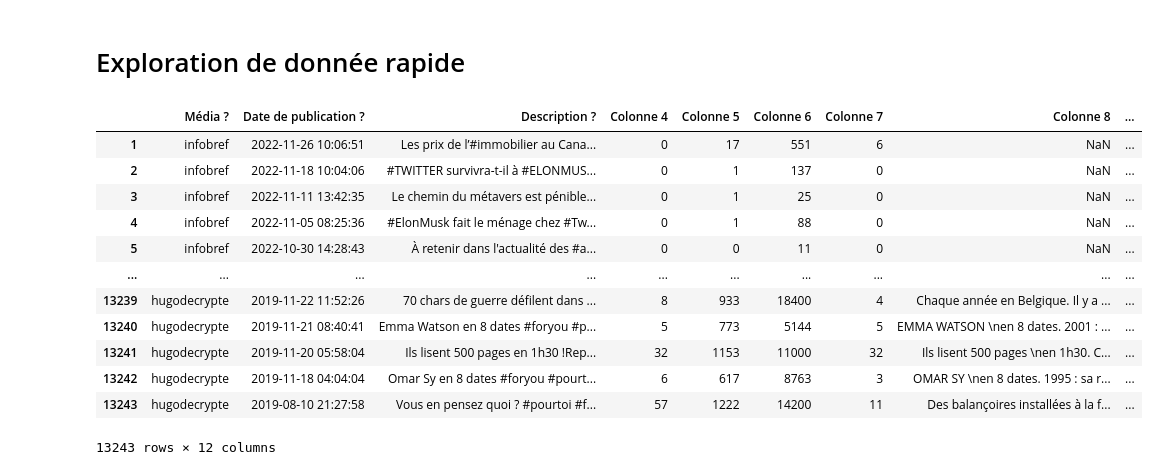
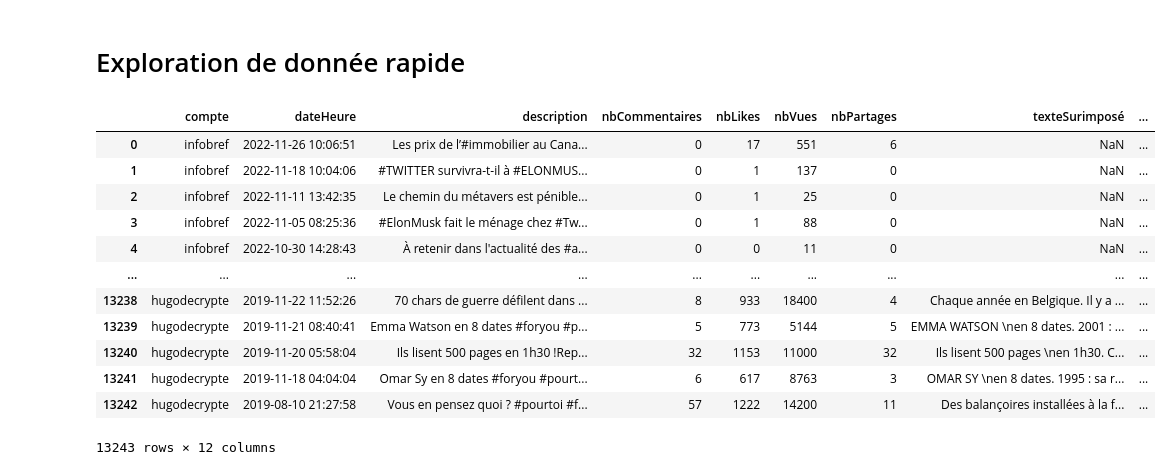
Before and after one commit to savoiepe/projet_dataviz, a Jupyter notebook: Exploration_Données.ipynb, the cells around one changed output. Cells and saved outputs as stored; diff of their text form; code cells hidden in the pictures.

```diff
--- a/Exploration_Données.ipynb
+++ b/Exploration_Données.ipynb
@@ -6,36 +6,21 @@ import matplotlib.pyplot as plt
 import numpy as np
 # %%
 data = pd.read_csv(
-    'tiktokMediasFranco.csv',
-    header=None,
-    names=[
-        'Média ?',
-        'Date de publication ?',
-        'Description ?',
-        'Colonne 4',
-        'Colonne 5',
-        'Colonne 6',
-        'Colonne 7',
-        'Colonne 8',
-        'Hyperlien ?',
-        'Colonne 10',
-        'Musique ?',
-        'Origine de la musique ?'],
-    index_col = 0
+    'tiktokMediasFranco.csv'
 )
 
 data
 # %% [output]
-|  | Média ? | Date de publication ? | Description ? | Colonne 4 | Colonne 5 | Colonne 6 | Colonne 7 | Colonne 8 | ... |
-| 1 | infobref | 2022-11-26 10:06:51 | Les prix de l’#immobilier au Cana... | 0 | 17 | 551 | 6 | NaN | ... |
-| 2 | infobref | 2022-11-18 10:04:06 | #TWITTER survivra-t-il à #ELONMUS... | 0 | 1 | 137 | 0 | NaN | ... |
-| 3 | infobref | 2022-11-11 13:42:35 | Le chemin du métavers est pénible... | 0 | 1 | 25 | 0 | NaN | ... |
-| 4 | infobref | 2022-11-05 08:25:36 | #ElonMusk fait le ménage chez #Tw... | 0 | 1 | 88 | 0 | NaN | ... |
-| 5 | infobref | 2022-10-30 14:28:43 | À retenir dans l'actualité des #a... | 0 | 0 | 11 | 0 | NaN | ... |
+|  | compte | dateHeure | description | nbCommentaires | nbLikes | nbVues | nbPartages | texteSurimposé | ... |
+| 0 | infobref | 2022-11-26 10:06:51 | Les prix de l’#immobilier au Cana... | 0 | 17 | 551 | 6 | NaN | ... |
+| 1 | infobref | 2022-11-18 10:04:06 | #TWITTER survivra-t-il à #ELONMUS... | 0 | 1 | 137 | 0 | NaN | ... |
+| 2 | infobref | 2022-11-11 13:42:35 | Le chemin du métavers est pénible... | 0 | 1 | 25 | 0 | NaN | ... |
+| 3 | infobref | 2022-11-05 08:25:36 | #ElonMusk fait le ménage chez #Tw... | 0 | 1 | 88 | 0 | NaN | ... |
+| 4 | infobref | 2022-10-30 14:28:43 | À retenir dans l'actualité des #a... | 0 | 0 | 11 | 0 | NaN | ... |
 | ... | ... | ... | ... | ... | ... | ... | ... | ... | ... |
-| 13239 | hugodecrypte | 2019-11-22 11:52:26 | 70 chars de guerre défilent dans ... | 8 | 933 | 18400 | 4 | Chaque année en Belgique. Il y a ... | ... |
-| 13240 | hugodecrypte | 2019-11-21 08:40:41 | Emma Watson en 8 dates #foryou #p... | 5 | 773 | 5144 | 5 | EMMA WATSON \nen 8 dates. 2001 : ... | ... |
-| 13241 | hugodecrypte | 2019-11-20 05:58:04 | Ils lisent 500 pages en 1h30 !Rep... | 32 | 1153 | 11000 | 32 | Ils lisent 500 pages \nen 1h30. C... | ... |
-| 13242 | hugodecrypte | 2019-11-18 04:04:04 | Omar Sy en 8 dates #foryou #pourt... | 6 | 617 | 8763 | 3 | OMAR SY \nen 8 dates. 1995 : sa r... | ... |
-| 13243 | hugodecrypte | 2019-08-10 21:27:58 | Vous en pensez quoi ? #pourtoi #f... | 57 | 1222 | 14200 | 11 | Des balançoires installées à la f... | ... |
+| 13238 | hugodecrypte | 2019-11-22 11:52:26 | 70 chars de guerre défilent dans ... | 8 | 933 | 18400 | 4 | Chaque année en Belgique. Il y a ... | ... |
+| 13239 | hugodecrypte | 2019-11-21 08:40:41 | Emma Watson en 8 dates #foryou #p... | 5 | 773 | 5144 | 5 | EMMA WATSON \nen 8 dates. 2001 : ... | ... |
+| 13240 | hugodecrypte | 2019-11-20 05:58:04 | Ils lisent 500 pages en 1h30 !Rep... | 32 | 1153 | 11000 | 32 | Ils lisent 500 pages \nen 1h30. C... | ... |
+| 13241 | hugodecrypte | 2019-11-18 04:04:04 | Omar Sy en 8 dates #foryou #pourt... | 6 | 617 | 8763 | 3 | OMAR SY \nen 8 dates. 1995 : sa r... | ... |
+| 13242 | hugodecrypte | 2019-08-10 21:27:58 | Vous en pensez quoi ? #pourtoi #f... | 57 | 1222 | 14200 | 11 | Des balançoires installées à la f... | ... |
 13243 rows × 12 columns
```
Also changed, not shown: parts of 16 cells of this notebook, 2 other files.
